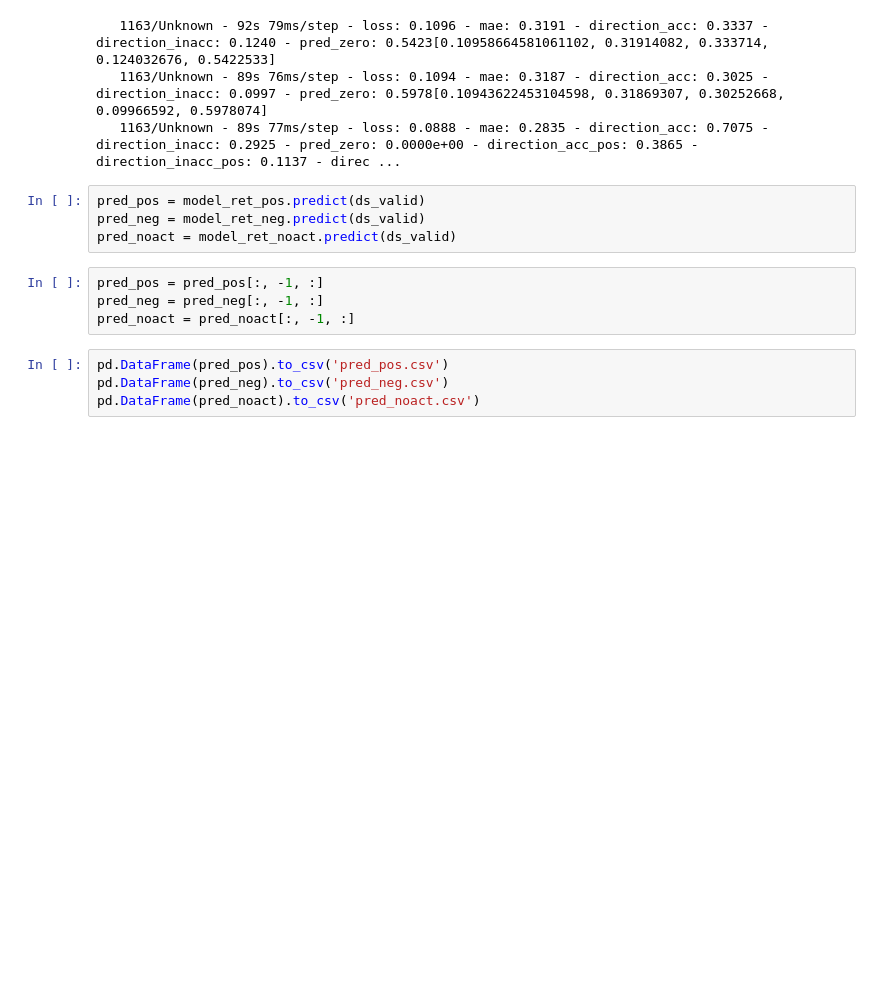
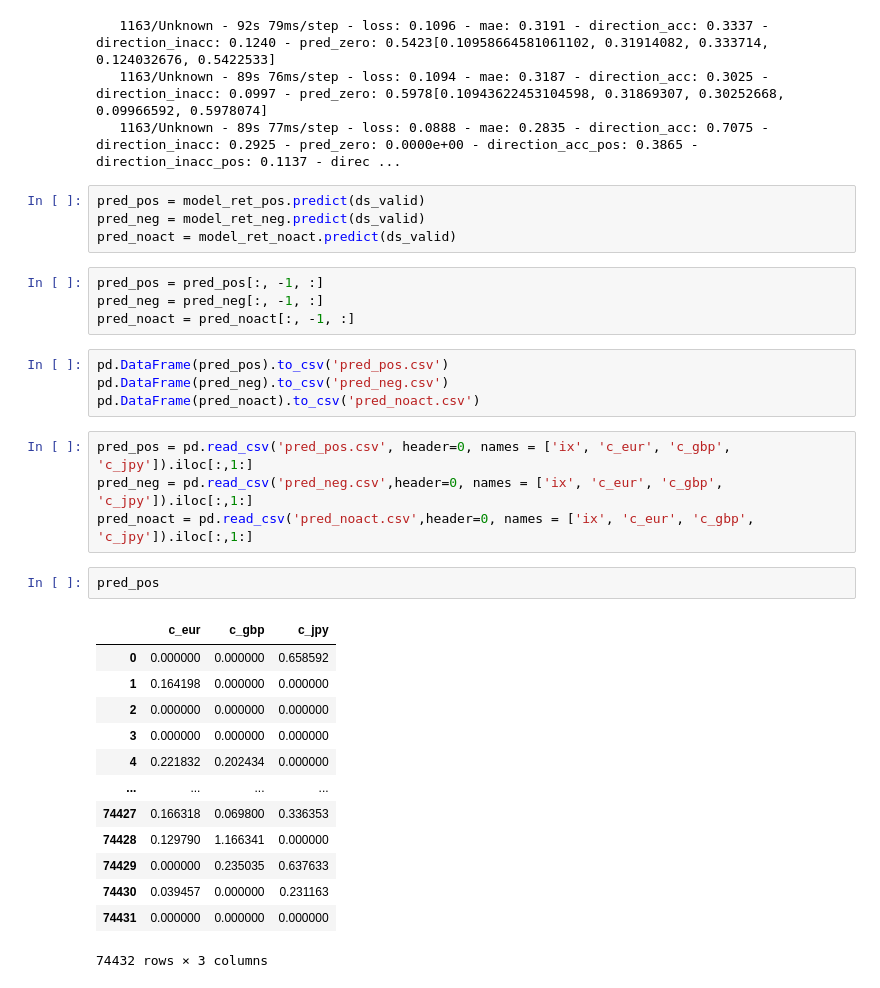
Before and after one commit to sinusgamma/probabilistic_wavenet_fx, a Jupyter notebook: wavenet_fx3.ipynb, the cells around one changed output. Cells and saved outputs as stored; diff of their text form; blank space fills up the shorter version.

```diff
--- a/wavenet_fx3.ipynb
+++ b/wavenet_fx3.ipynb
@@ -977,3 +975,23 @@ pred_noact = pred_noact[:, -1, :]
 pd.DataFrame(pred_pos).to_csv('pred_pos.csv')
 pd.DataFrame(pred_neg).to_csv('pred_neg.csv')
 pd.DataFrame(pred_noact).to_csv('pred_noact.csv')
+# %%
+pred_pos = pd.read_csv('pred_pos.csv', header=0, names = ['ix', 'c_eur', 'c_gbp', 'c_jpy']).iloc[:,1:]
+pred_neg = pd.read_csv('pred_neg.csv',header=0, names = ['ix', 'c_eur', 'c_gbp', 'c_jpy']).iloc[:,1:]
+pred_noact = pd.read_csv('pred_noact.csv',header=0, names = ['ix', 'c_eur', 'c_gbp', 'c_jpy']).iloc[:,1:]
+# %%
+pred_pos
+# %% [output]
+|  | c_eur | c_gbp | c_jpy |
+| 0 | 0.000000 | 0.000000 | 0.658592 |
+| 1 | 0.164198 | 0.000000 | 0.000000 |
+| 2 | 0.000000 | 0.000000 | 0.000000 |
+| 3 | 0.000000 | 0.000000 | 0.000000 |
+| 4 | 0.221832 | 0.202434 | 0.000000 |
+| ... | ... | ... | ... |
+| 74427 | 0.166318 | 0.069800 | 0.336353 |
+| 74428 | 0.129790 | 1.166341 | 0.000000 |
+| 74429 | 0.000000 | 0.235035 | 0.637633 |
+| 74430 | 0.039457 | 0.000000 | 0.231163 |
+| 74431 | 0.000000 | 0.000000 | 0.000000 |
+74432 rows × 3 columns
```
Also changed, not shown: parts of 24 cells of this notebook, 10 other files.
